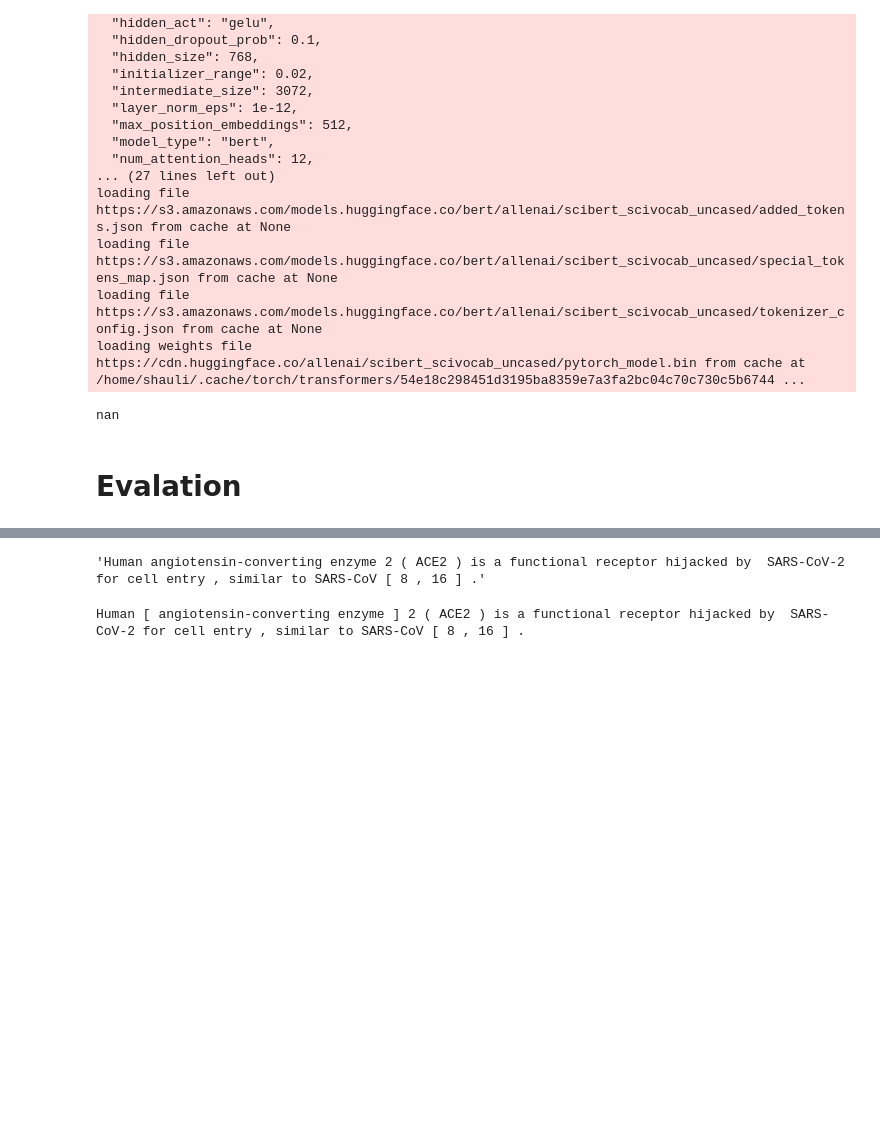
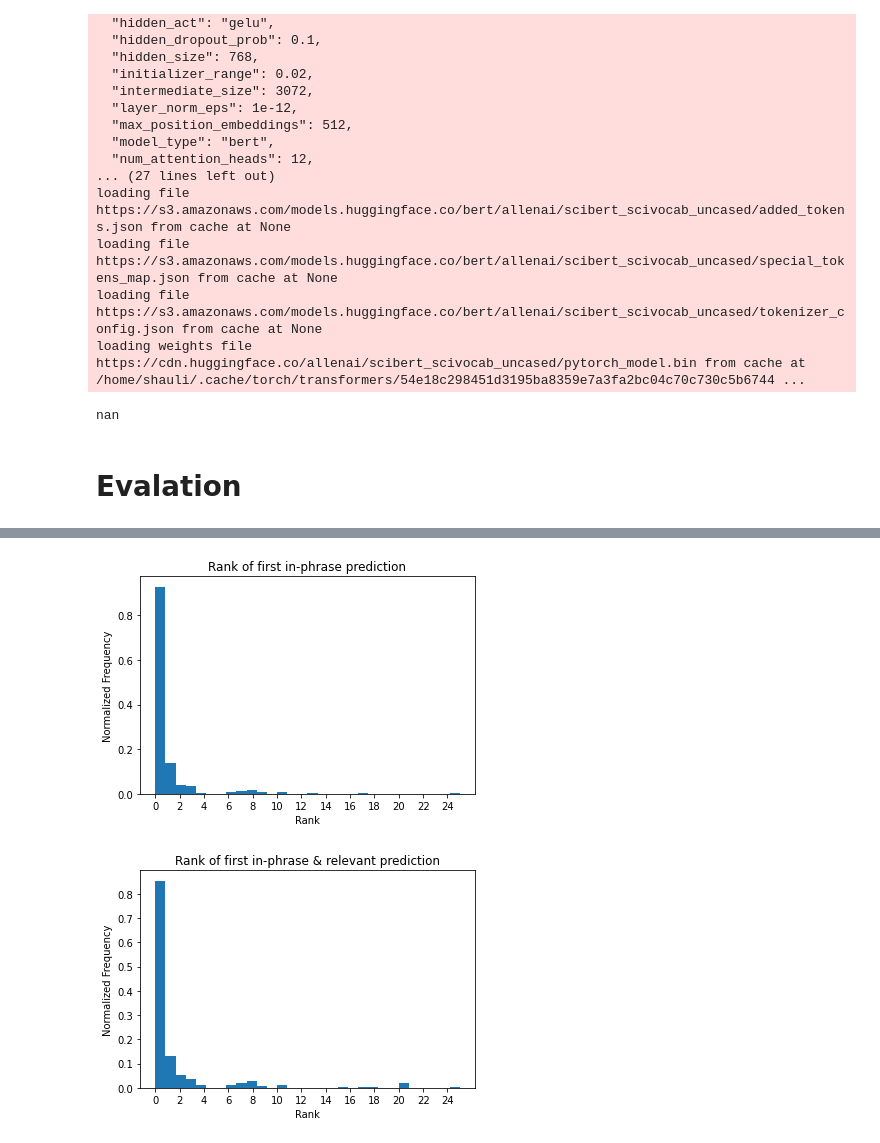
Before and after one commit to shauli-ravfogel/spike-alignment, a Jupyter notebook: align_eval.ipynb, the cells around one changed output, grey strips where cells are left out. Cells and saved outputs as stored; diff of their text form; code cells hidden in the pictures; blank space fills up the shorter version.

Commit message:
histograms

```diff
--- a/align_eval.ipynb
+++ b/align_eval.ipynb
@@ -294,6 +294,7 @@ def load_gold():
 query2sent2gold = load_gold()
 good, bad = 0., 0.
 good2, bad2 =  0., 0.
+preds = []
 
 def is_correct(ind, start_and_end, relevant):
 
@@ -360,6 +361,7 @@ for query in query2arg2preds.keys():
             in_phrae_and_relevant = [is_correct(idx_relevant[k], query2sent2gold[query][sent_ind][arg_key], query2sent2gold[query][sent_ind]["relevant"]) for k in range(len(idx_relevant))]
             in_phrase, relevant = list(zip(*in_phrae_and_relevant))
             preds_annotated = []
+
             for pos, (k,w) in enumerate(zip(idx_relevant, word_pred)):
 
                 #if "Individuals with diabetes" in d["sent"]:
@@ -375,16 +377,12 @@ for query in query2arg2preds.keys():
 
                 preds_annotated.append(w_anno)
 
-
-
             #print(query, sent_ind)
             if arg == 0:
                 print("RESULT:", print_nicely(d["sent"], query2sent2gold[query][sent_ind]["arg1"], query2sent2gold[query][sent_ind]["arg2"]))
 
-            print("ARG{} PREDS:".format(arg), ", ".join(preds_annotated[:10]))
-
-
-
+            print("ARG{} PREDS:".format(arg+1), ", ".join(preds_annotated[:10]))
+            preds.append((word_pred, in_phrase, relevant))
 
             if in_phrase[0]:
                 good2 += 1
@@ -480,4 +427,0 @@ s = orig_sents[0]
-# %%
-s
-# %% [output]
-'Human angiotensin-converting enzyme 2 ( ACE2 ) is a functional receptor hijacked by  SARS-CoV-2 for cell entry , similar to SARS-CoV [ 8 , 16 ] .'
@@ -486,4 +428,24 @@ s = print_nicely(s, [(1,3)], [])
-# %%
-print(s)
-# %% [output]
-Human [ angiotensin-converting enzyme ] 2 ( ACE2 ) is a functional receptor hijacked by  SARS-CoV-2 for cell entry , similar to SARS-CoV [ 8 , 16 ] .
+# %%
+rank_pred_in_phrase = [in_p.index(True) for (words,in_p,is_correct) in preds]
+rank_pred_is_correct = [is_correct.index(True) if True in is_correct else 20 for (words,in_p,is_correct) in preds]
+# %%
+import matplotlib.pyplot as plt
+%matplotlib inline
+
+plt.hist(rank_pred_in_phrase, density=True, bins=30)
+plt.title("Rank of first in-phrase prediction")
+plt.xlabel("Rank")
+plt.ylabel("Normalized Frequency")
+plt.xticks(range(0,25,2))
+plt.show()
+
+
+plt.hist(rank_pred_is_correct, density=True, bins=30)
+plt.title("Rank of first in-phrase & relevant prediction")
+plt.xlabel("Rank")
+plt.ylabel("Normalized Frequency")
+plt.xticks(range(0,25,2))
+plt.show()
+# %% [output]
+[figure, added]
+[figure, added]
```
Also changed, not shown: parts of 7 cells of this notebook.
